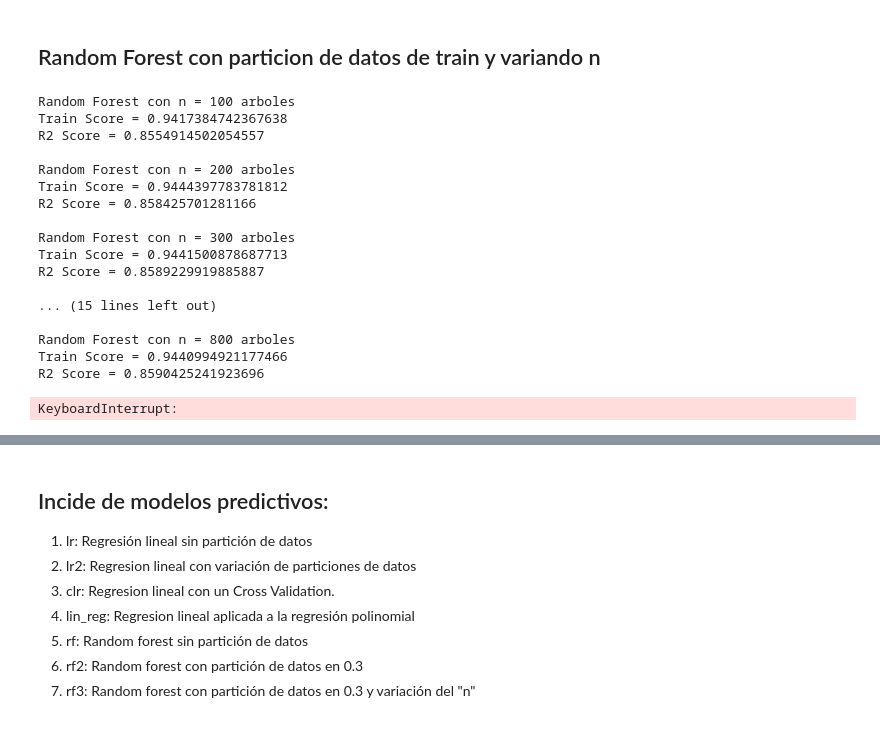
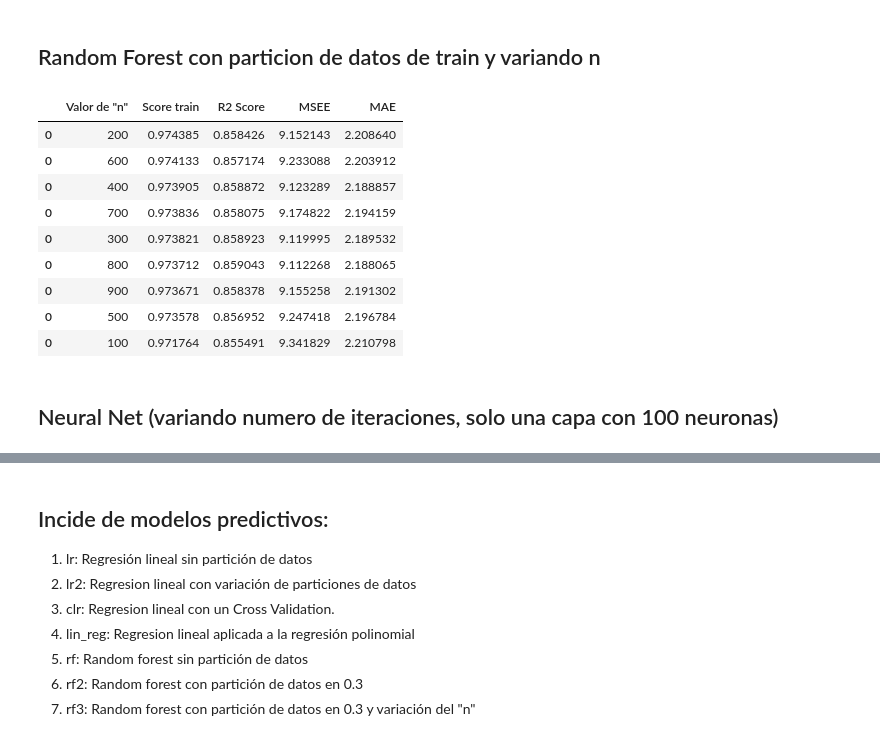
Before and after one commit to Maartin73/Data-Science-Advanced-Analytics, a Jupyter notebook: MartinR_CarranzaJ_Ejercicio_4.4.ipynb, the cells around one changed output, grey strips where cells are left out. Saved outputs shown, nothing was run; the diff lists cells and outputs as text; code cells hidden in the pictures.

```diff
--- a/MartinR_CarranzaJ_Ejercicio_4.4.ipynb
+++ b/MartinR_CarranzaJ_Ejercicio_4.4.ipynb
@@ -815,30 +817,35 @@ R2 Score = 0.8572553260589104
 # %% [markdown]
 ## Random Forest con particion de datos de train y variando n
 # %%
+random_forest_results = pd.DataFrame(columns=['Valor de "n"', 'Score train', 'R2 Score', 'MSEE', 'MAE'])
 for a in range(100,1000,100):
     X_train, X_test, y_train, y_test = train_test_split(features, target, test_size=0.3, random_state=23)
     rf3 = RandomForestRegressor(n_estimators = int(a), random_state = 42)
     rf3.fit(X_train, y_train)
-    print('Random Forest con n = ' + str(a) + ' arboles')
-    print('Train Score =',rf3.score(features, target))
     y_pred = rf3.predict(X_test)
-    print('R2 Score =',r2_score(y_test, y_pred),'\n')
+
+    res_temp = pd.DataFrame([[
+             str(a),
+             rf3.score(X_train, y_train),
+             r2_score(y_test, y_pred),
+             msee(y_test,y_pred),
+             mae(y_test,y_pred)]
+    ], columns=['Valor de "n"', 'Score train', 'R2 Score', 'MSEE', 'MAE'])
+
+    random_forest_results = random_forest_results.append(res_temp)
-# %% [output]
-Random Forest con n = 100 arboles
-Train Score = 0.9417384742367638
-R2 Score = 0.8554914502054557
-
-Random Forest con n = 200 arboles
-Train Score = 0.9444397783781812
-R2 Score = 0.858425701281166
-
-Random Forest con n = 300 arboles
-Train Score = 0.9441500878687713
-R2 Score = 0.8589229919885887
-
-... (15 lines left out)
-
-Random Forest con n = 800 arboles
-Train Score = 0.9440994921177466
-R2 Score = 0.8590425241923696
-KeyboardInterrupt:
+# %%
+# Combinaciones de resultados de Random Forest
+random_forest_results.sort_values(by='Score train', ascending=False)
+# %% [output]
+|  | Valor de "n" | Score train | R2 Score | MSEE | MAE |
+| 0 | 200 | 0.974385 | 0.858426 | 9.152143 | 2.208640 |
+| 0 | 600 | 0.974133 | 0.857174 | 9.233088 | 2.203912 |
+| 0 | 400 | 0.973905 | 0.858872 | 9.123289 | 2.188857 |
+| 0 | 700 | 0.973836 | 0.858075 | 9.174822 | 2.194159 |
+| 0 | 300 | 0.973821 | 0.858923 | 9.119995 | 2.189532 |
+| 0 | 800 | 0.973712 | 0.859043 | 9.112268 | 2.188065 |
+| 0 | 900 | 0.973671 | 0.858378 | 9.155258 | 2.191302 |
+| 0 | 500 | 0.973578 | 0.856952 | 9.247418 | 2.196784 |
+| 0 | 100 | 0.971764 | 0.855491 | 9.341829 | 2.210798 |
+# %% [markdown]
+## Neural Net (variando numero de iteraciones, solo una capa con 100 neuronas)
```
Also changed, not shown: parts of 23 cells of this notebook.
